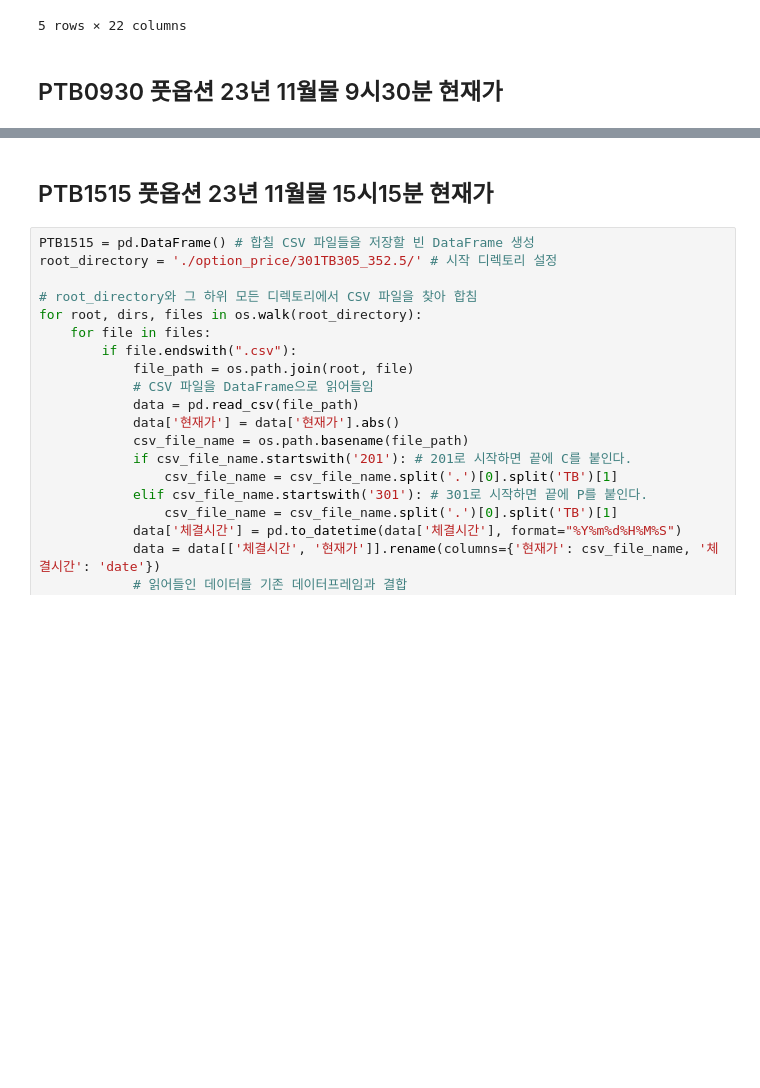
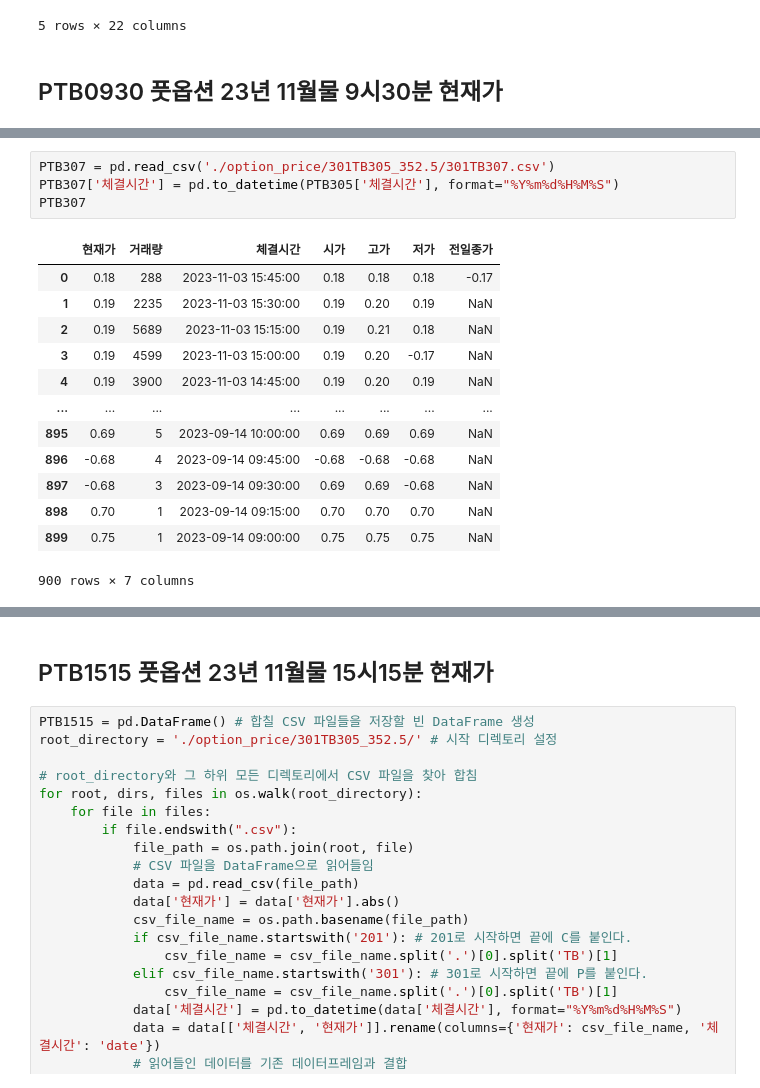
Before and after one commit to jyoooonh/Project1_sample, a Jupyter notebook: option_set.ipynb, the cells around one changed output, grey strips where cells are left out. Saved outputs shown, nothing was run; the diff lists cells and outputs as text; blank space fills up the shorter version.

```diff
--- a/option_set.ipynb
+++ b/option_set.ipynb
@@ -287,0 +283,18 @@ CTC1515.head()
+# %%
+PTB307 = pd.read_csv('./option_price/301TB305_352.5/301TB307.csv')
+PTB307['체결시간'] = pd.to_datetime(PTB305['체결시간'], format="%Y%m%d%H%M%S")
+PTB307
+# %% [output]
+|  | 현재가 | 거래량 | 체결시간 | 시가 | 고가 | 저가 | 전일종가 |
+| 0 | 0.18 | 288 | 2023-11-03 15:45:00 | 0.18 | 0.18 | 0.18 | -0.17 |
+| 1 | 0.19 | 2235 | 2023-11-03 15:30:00 | 0.19 | 0.20 | 0.19 | NaN |
+| 2 | 0.19 | 5689 | 2023-11-03 15:15:00 | 0.19 | 0.21 | 0.18 | NaN |
+| 3 | 0.19 | 4599 | 2023-11-03 15:00:00 | 0.19 | 0.20 | -0.17 | NaN |
+| 4 | 0.19 | 3900 | 2023-11-03 14:45:00 | 0.19 | 0.20 | 0.19 | NaN |
+| ... | ... | ... | ... | ... | ... | ... | ... |
+| 895 | 0.69 | 5 | 2023-09-14 10:00:00 | 0.69 | 0.69 | 0.69 | NaN |
+| 896 | -0.68 | 4 | 2023-09-14 09:45:00 | -0.68 | -0.68 | -0.68 | NaN |
+| 897 | -0.68 | 3 | 2023-09-14 09:30:00 | 0.69 | 0.69 | -0.68 | NaN |
+| 898 | 0.70 | 1 | 2023-09-14 09:15:00 | 0.70 | 0.70 | 0.70 | NaN |
+| 899 | 0.75 | 1 | 2023-09-14 09:00:00 | 0.75 | 0.75 | 0.75 | NaN |
+900 rows × 7 columns
```
Also changed, not shown: parts of 20 cells of this notebook, 51 other files.
